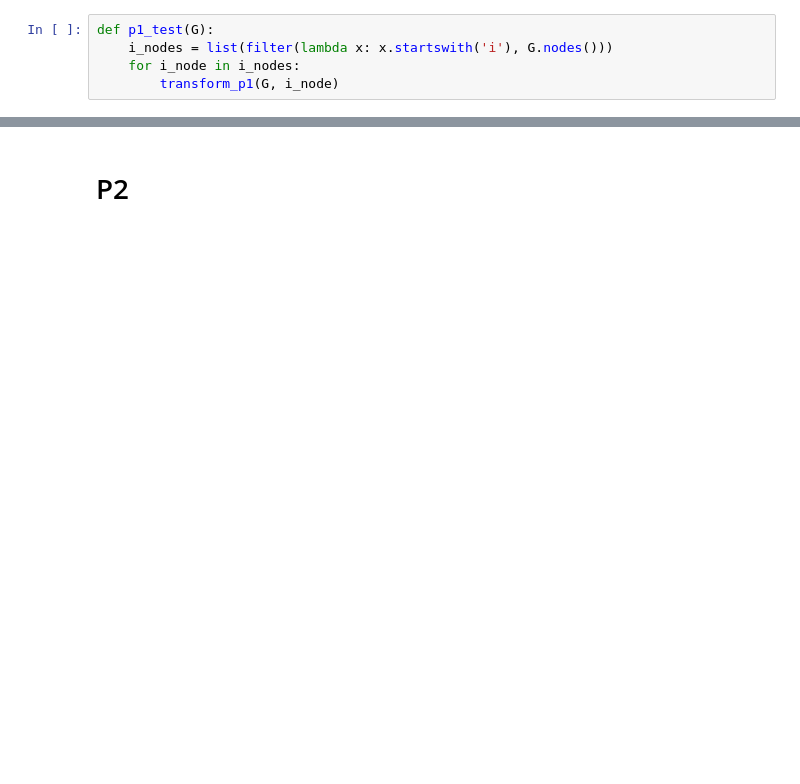
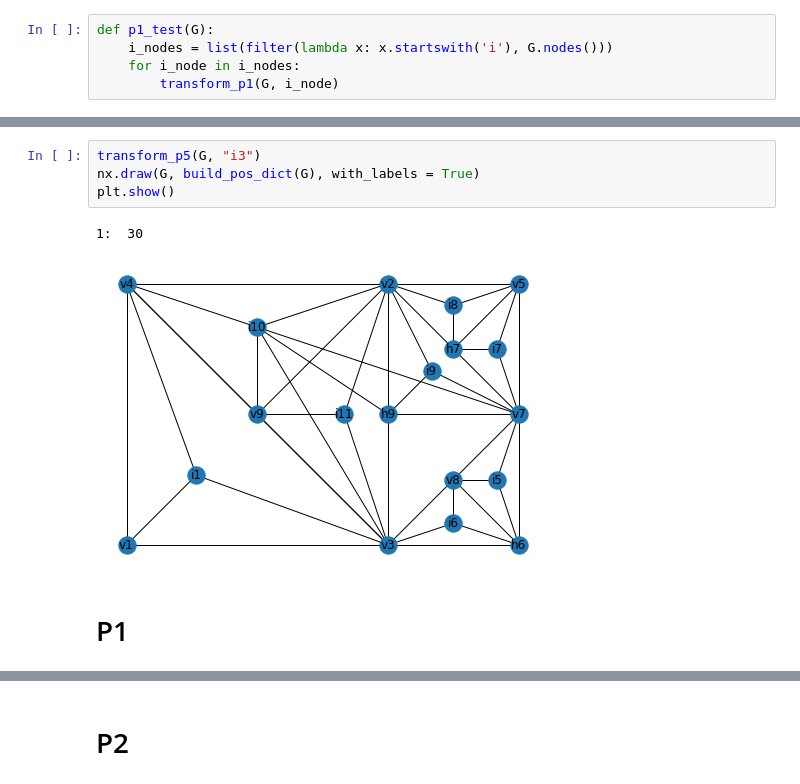
Before and after one commit to aleqsio/Terrain, a Jupyter notebook: CADY-ULTIMATE2.ipynb, the cells around one changed output, grey strips where cells are left out. Cells and saved outputs as stored; diff of their text form; blank space fills up the shorter version.

```diff
--- a/CADY-ULTIMATE2.ipynb
+++ b/CADY-ULTIMATE2.ipynb
@@ -332,0 +439,9 @@ Condition failed
+# %%
+transform_p5(G, "i3")
+nx.draw(G, build_pos_dict(G), with_labels = True)
+plt.show()
+# %% [output]
+1:  30
+[figure, added]
+# %% [markdown]
+# P1
```
Also changed, not shown: parts of 36 cells of this notebook.
